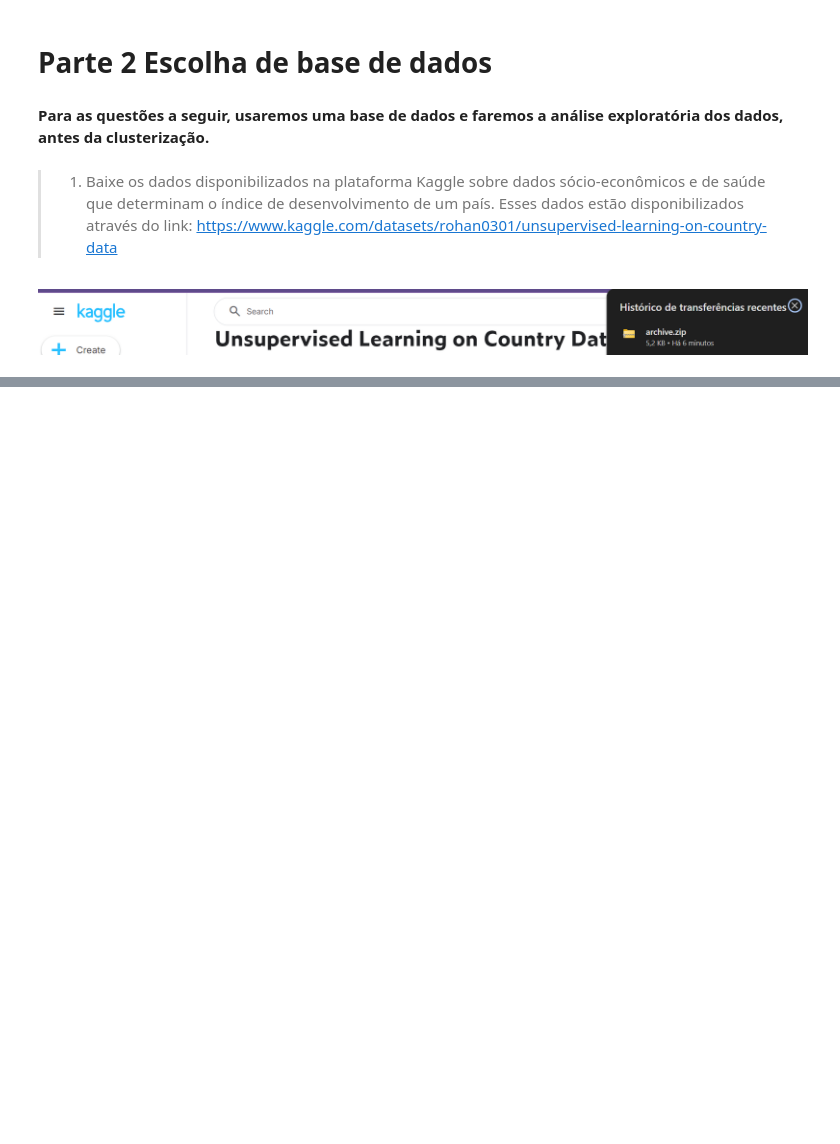
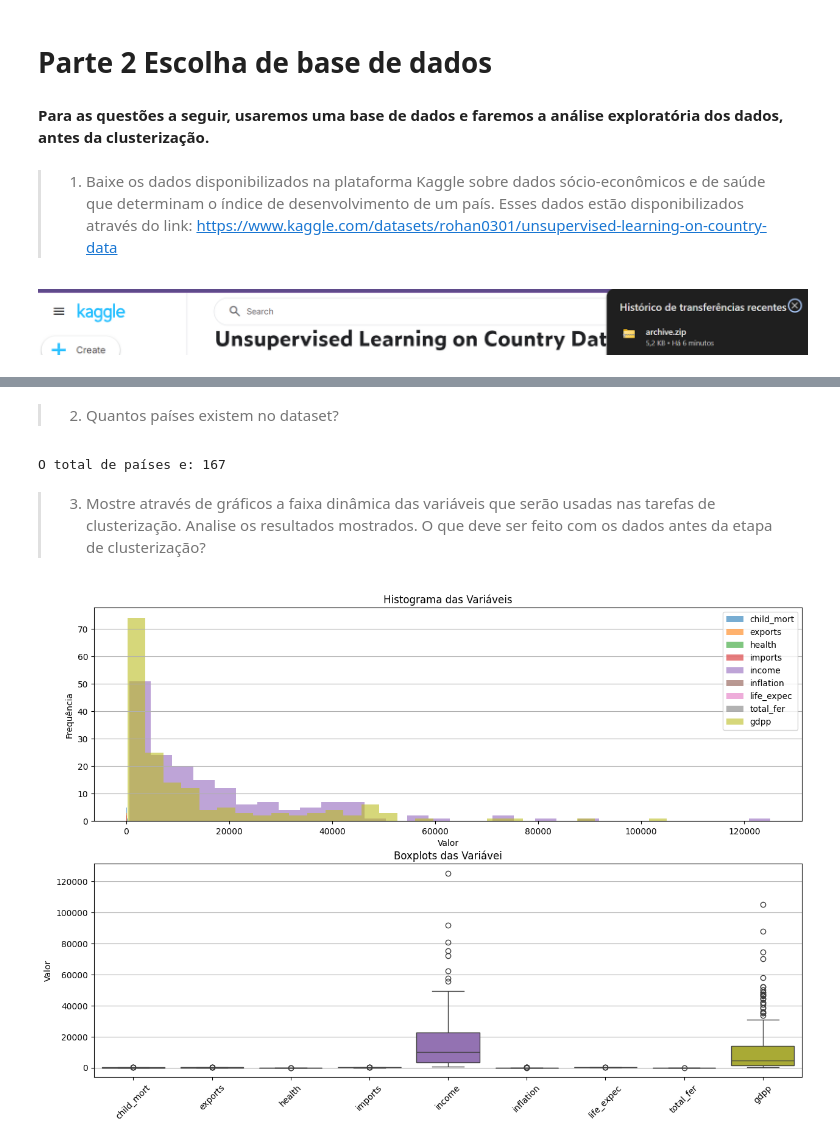
Before and after one commit to acrisandradee/algoritimoIAparaclusterizacao, a Jupyter notebook: pd_cris_andrade.ipynb, the cells around one changed output, grey strips where cells are left out. Saved outputs shown, nothing was run; the diff lists cells and outputs as text; code cells hidden in the pictures; blank space fills up the shorter version.

```diff
--- a/pd_cris_andrade.ipynb
+++ b/pd_cris_andrade.ipynb
@@ -93,0 +96,9 @@ zipp==3.20.2
+# %%
+import pandas as pd
+data = '/content/archive/Country-data.csv'
+dados = pd.read_csv(data)
+
+dados.isnull().sum()
+dados.info
+print(dados)
+#Carregando os dados
@@ -93,0 +123,39 @@ zipp==3.20.2
+# %% [markdown]
+> 2. Quantos países existem no dataset?
+# %%
+total_paises = dados['country'].nunique()
+print(f'O total de países e: {total_paises}')
+# %% [output]
+O total de países e: 167
+# %% [markdown]
+> 3. Mostre através de gráficos a faixa dinâmica das variáveis que serão usadas nas tarefas de clusterização. Analise os resultados mostrados. O que deve ser feito com os dados antes da etapa de clusterização?
+# %%
+import pandas as pd
+import matplotlib.pyplot as plt
+import seaborn as sns
+
+variaveis = ['child_mort', 'exports', 'health', 'imports', 'income', 'inflation', 'life_expec', 'total_fer', 'gdpp']
+
+plt.figure(figsize=(15, 10))
+
+# Histograma das variáveis
+plt.subplot(2, 1, 1)
+for var in variaveis:
+    plt.hist(dados[var], bins=30, alpha=0.6, label=var)
+plt.title('Histograma das Variáveis')
+plt.xlabel('Valor')
+plt.ylabel('Frequência')
+plt.legend()
+plt.grid(axis='y')
+
+# Boxplot das variáveis
+plt.subplot(2, 1, 2)
+sns.boxplot(data=dados[variaveis])
+plt.title('Boxplots das Variávei')
+plt.ylabel('Valor')
+plt.xticks(rotation=45)
+plt.grid(axis='y')
+
+plt.show()
+# %% [output]
+[figure, added]
```
Also changed, not shown: parts of 12 cells of this notebook.
